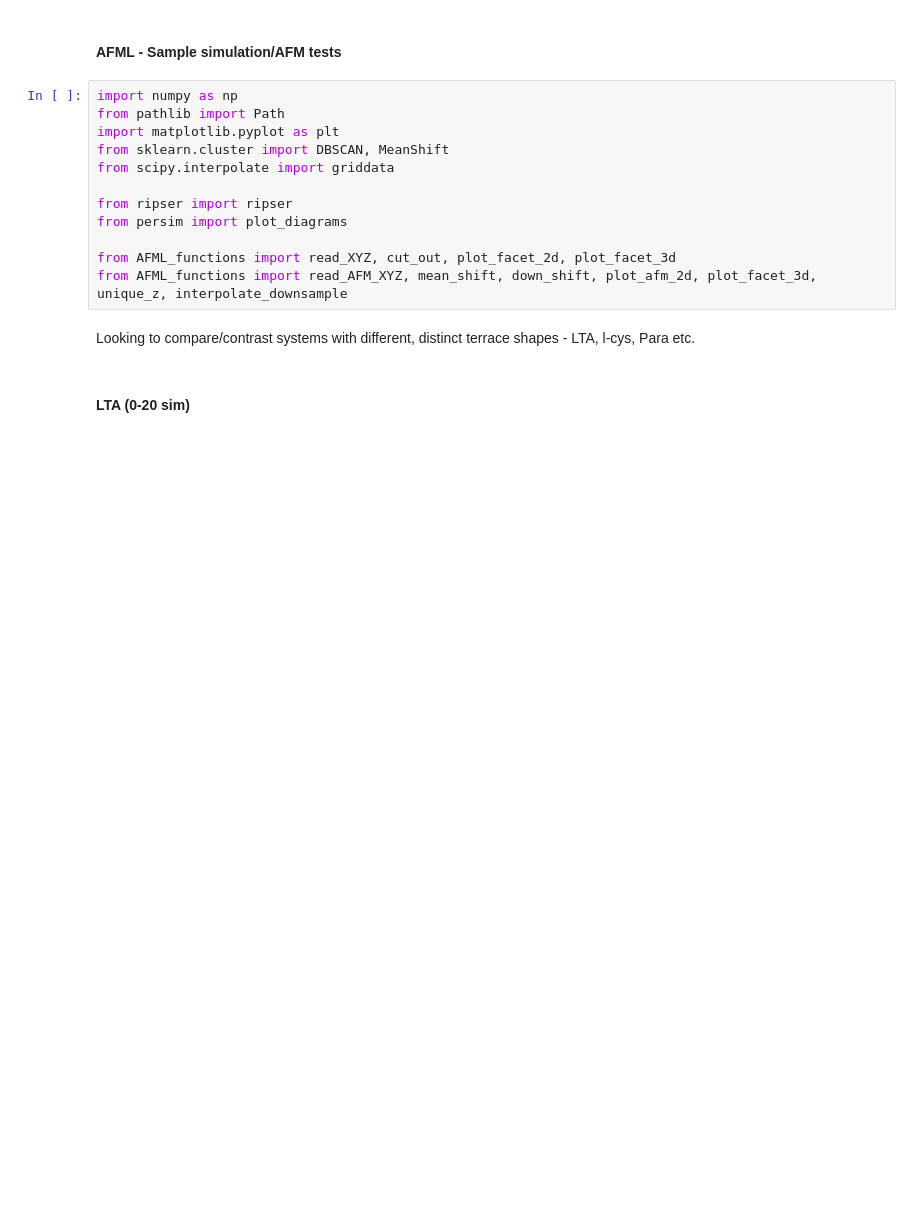
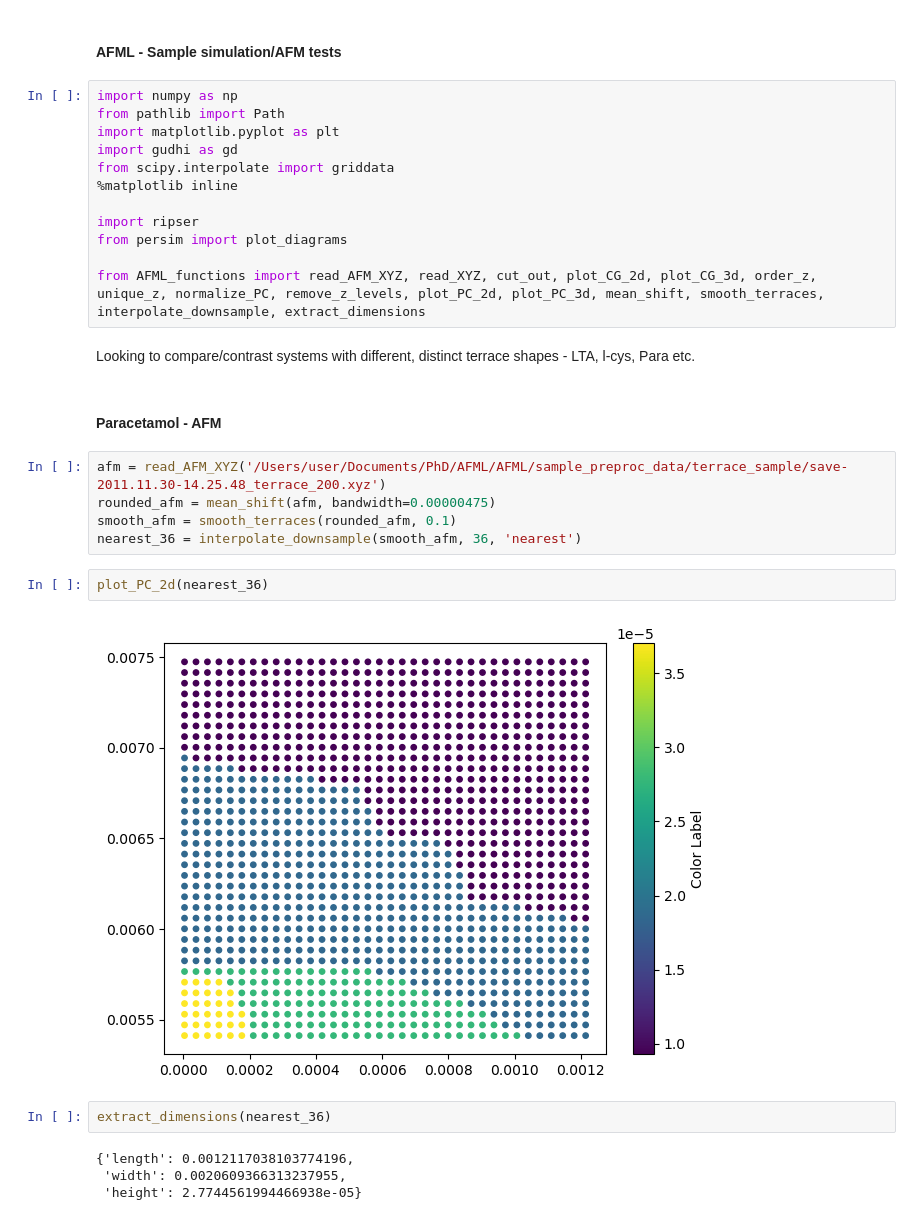
Before and after one commit to st-te/AFML, a Jupyter notebook: AFML_workflow_test.ipynb, the cells around one changed output. Saved outputs shown, nothing was run; the diff lists cells and outputs as text; blank space fills up the shorter version.

```diff
--- a/AFML_workflow_test.ipynb
+++ b/AFML_workflow_test.ipynb
@@ -4,15 +4,30 @@
 import numpy as np
 from pathlib import Path
 import matplotlib.pyplot as plt
-from sklearn.cluster import DBSCAN, MeanShift
+import gudhi as gd
 from scipy.interpolate import griddata
+%matplotlib inline
 
-from ripser import ripser
+import ripser
 from persim import plot_diagrams
 
-from AFML_functions import read_XYZ, cut_out, plot_facet_2d, plot_facet_3d
-from AFML_functions import read_AFM_XYZ, mean_shift, down_shift, plot_afm_2d, plot_facet_3d, unique_z, interpolate_downsample
+from AFML_functions import read_AFM_XYZ, read_XYZ, cut_out, plot_CG_2d, plot_CG_3d, order_z, unique_z, normalize_PC, remove_z_levels, plot_PC_2d, plot_PC_3d, mean_shift, smooth_terraces, interpolate_downsample, extract_dimensions
 # %% [markdown]
 Looking to compare/contrast systems with different, distinct terrace shapes - LTA, l-cys, Para etc.
-# %% [markdown]
-#### LTA (0-20 sim)
+# %% [markdown]
+#### Paracetamol - AFM
+# %%
+afm = read_AFM_XYZ('/Users/user/Documents/PhD/AFML/AFML/sample_preproc_data/terrace_sample/save-2011.11.30-14.25.48_terrace_200.xyz')
+rounded_afm = mean_shift(afm, bandwidth=0.00000475)
+smooth_afm = smooth_terraces(rounded_afm, 0.1)
+nearest_36 = interpolate_downsample(smooth_afm, 36, 'nearest')
+# %%
+plot_PC_2d(nearest_36)
+# %% [output]
+[figure, added]
+# %%
+extract_dimensions(nearest_36)
+# %% [output]
+{'length': 0.0012117038103774196,
+ 'width': 0.0020609366313237955,
+ 'height': 2.7744561994466938e-05}
```
Also changed, not shown: parts of 11 cells of this notebook, 1 other file.
